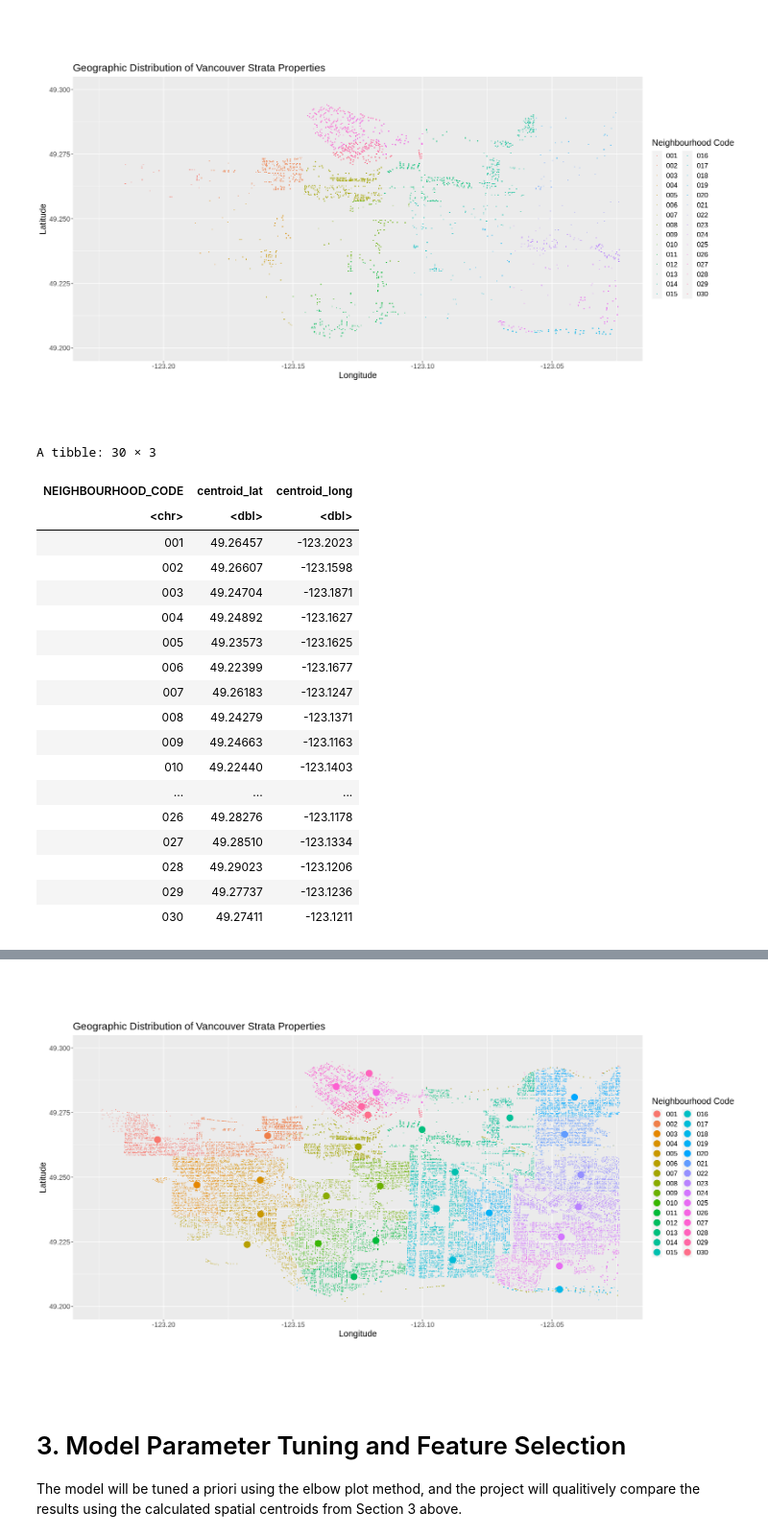
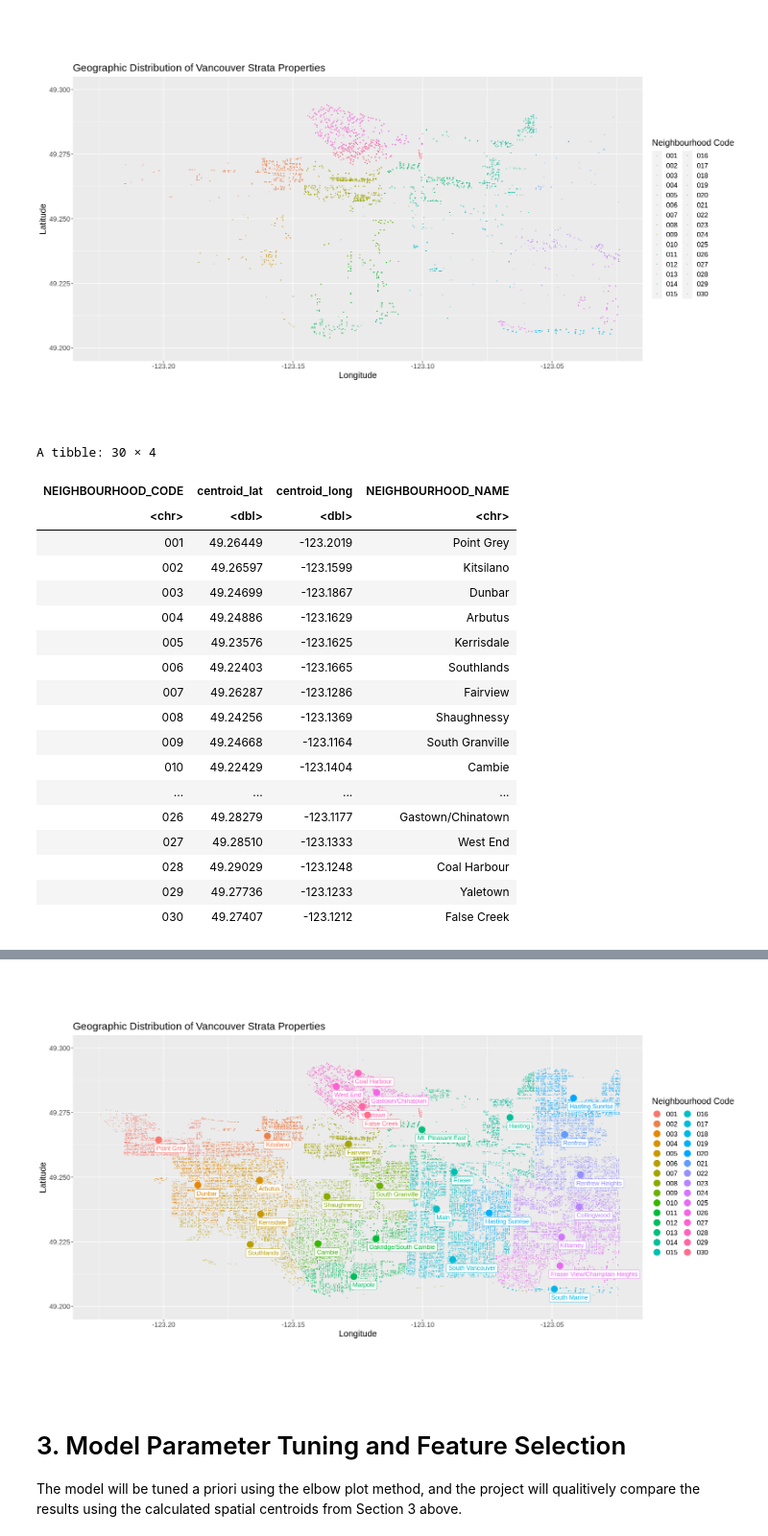
Before and after one commit to halarii/dsci100-2023s1-group-44, a Jupyter notebook: clustering-analysis.ipynb, the cells around one changed output, grey strips where cells are left out. Shown at 96% size. Saved outputs shown, nothing was run; the diff lists cells and outputs as text; code cells hidden in the pictures.

Commit message:
added NEIGHBOURHOOD_NAME

```diff
--- a/clustering-analysis.ipynb
+++ b/clustering-analysis.ipynb
@@ -207,35 +207,46 @@ ptax_centroids <- property_housing_only |>
         summarize(centroid_lat = mean(lat),
                   centroid_long = mean(long))
 
+neighbourhoods <- tibble(NEIGHBOURHOOD_CODE = c("001", "002", "003", "004", "005", "006", "007", "008", "009", "010", "011", "012", "013", "014", "015",
+                                                "016", "017", "018", "019", "020", "021", "022", "023", "024", "025", "026", "027", "028", "029", "030"),
+                         NEIGHBOURHOOD_NAME = c("Point Grey", "Kitsilano", "Dunbar", "Arbutus",
+                                                "Kerrisdale",  "Southlands", "Fairview", "Shaughnessy", "South Granville",
+                                                "Cambie", "Oakridge/South Cambie", "Marpole", "Mt. Pleasant East", "Hasting",
+                                                "Fraser", "Main", "South Vancouver", "South Marine", "Hasting Sunrise", "Hasting Sunrise",
+                                                "Renfrew", "Renfrew Heights", "Collingwood", "Killarney", "Fraser View/Champlain Heights",
+                                                "Gastown/Chinatown", "West End", "Coal Harbour", "Yaletown", "False Creek"))
+ptax_centroids <- inner_join(ptax_centroids, neighbourhoods, by = "NEIGHBOURHOOD_CODE")
+
 ptax_centroids
 # %% [output]
-A tibble: 30 × 3
+A tibble: 30 × 4
-| NEIGHBOURHOOD_CODE | centroid_lat | centroid_long |
-| <chr> | <dbl> | <dbl> |
-| 001 | 49.26457 | -123.2023 |
-| 002 | 49.26607 | -123.1598 |
-| 003 | 49.24704 | -123.1871 |
-| 004 | 49.24892 | -123.1627 |
-| 005 | 49.23573 | -123.1625 |
-| 006 | 49.22399 | -123.1677 |
-| 007 | 49.26183 | -123.1247 |
-| 008 | 49.24279 | -123.1371 |
-| 009 | 49.24663 | -123.1163 |
-| 010 | 49.22440 | -123.1403 |
-| ... | ... | ... |
-| 026 | 49.28276 | -123.1178 |
-| 027 | 49.28510 | -123.1334 |
-| 028 | 49.29023 | -123.1206 |
-| 029 | 49.27737 | -123.1236 |
-| 030 | 49.27411 | -123.1211 |
+| NEIGHBOURHOOD_CODE | centroid_lat | centroid_long | NEIGHBOURHOOD_NAME |
+| <chr> | <dbl> | <dbl> | <chr> |
+| 001 | 49.26449 | -123.2019 | Point Grey |
+| 002 | 49.26597 | -123.1599 | Kitsilano |
+| 003 | 49.24699 | -123.1867 | Dunbar |
+| 004 | 49.24886 | -123.1629 | Arbutus |
+| 005 | 49.23576 | -123.1625 | Kerrisdale |
+| 006 | 49.22403 | -123.1665 | Southlands |
+| 007 | 49.26287 | -123.1286 | Fairview |
+| 008 | 49.24256 | -123.1369 | Shaughnessy |
+| 009 | 49.24668 | -123.1164 | South Granville |
+| 010 | 49.22429 | -123.1404 | Cambie |
+| ... | ... | ... | ... |
+| 026 | 49.28279 | -123.1177 | Gastown/Chinatown |
+| 027 | 49.28510 | -123.1333 | West End |
+| 028 | 49.29029 | -123.1248 | Coal Harbour |
+| 029 | 49.27736 | -123.1233 | Yaletown |
+| 030 | 49.27407 | -123.1212 | False Creek |
 # %%
 
 options(repr.plot.width = 17, repr.plot.height =10)
 strata_only_centroid_plot <- property_housing_only |>
                 mutate(lat = as.double(lat)) |>
                 mutate(long = as.double(long)) |>
-                ggplot(aes(x=long,y=lat,color=NEIGHBOURHOOD_CODE)) +
+                ggplot(aes(x=long,y=lat,color=NEIGHBOURHOOD_CODE, color = "black")) +
                 geom_point(alpha = 0.5, size = 0.125) +
+                geom_label(data = ptax_centroids, aes(x=centroid_long, y=centroid_lat, label=NEIGHBOURHOOD_NAME), hjust = 0.125, vjust = 1.5) +
                 geom_point(data = ptax_centroids, aes(x=centroid_long, y=centroid_lat), size = 5) +
                 coord_fixed(ratio = 1, xlim = c(-123.225,-123.025), ylim = c(49.20, 49.30), expand = TRUE, clip = "on") +
                 labs(x = "Longitude", y = "Latitude",
@@ -247,4 +260,4 @@ strata_only_centroid_plot
-[figure, old version]
+[figure, new version]
 # %% [markdown]
 <h1> 3. Model Parameter Tuning and Feature Selection </h1>
 The model will be tuned a priori using the elbow plot method, and the project will qualitively compare the results using the calculated spatial centroids from Section 3 above.
```
Also changed, not shown: parts of 3 cells of this notebook.
